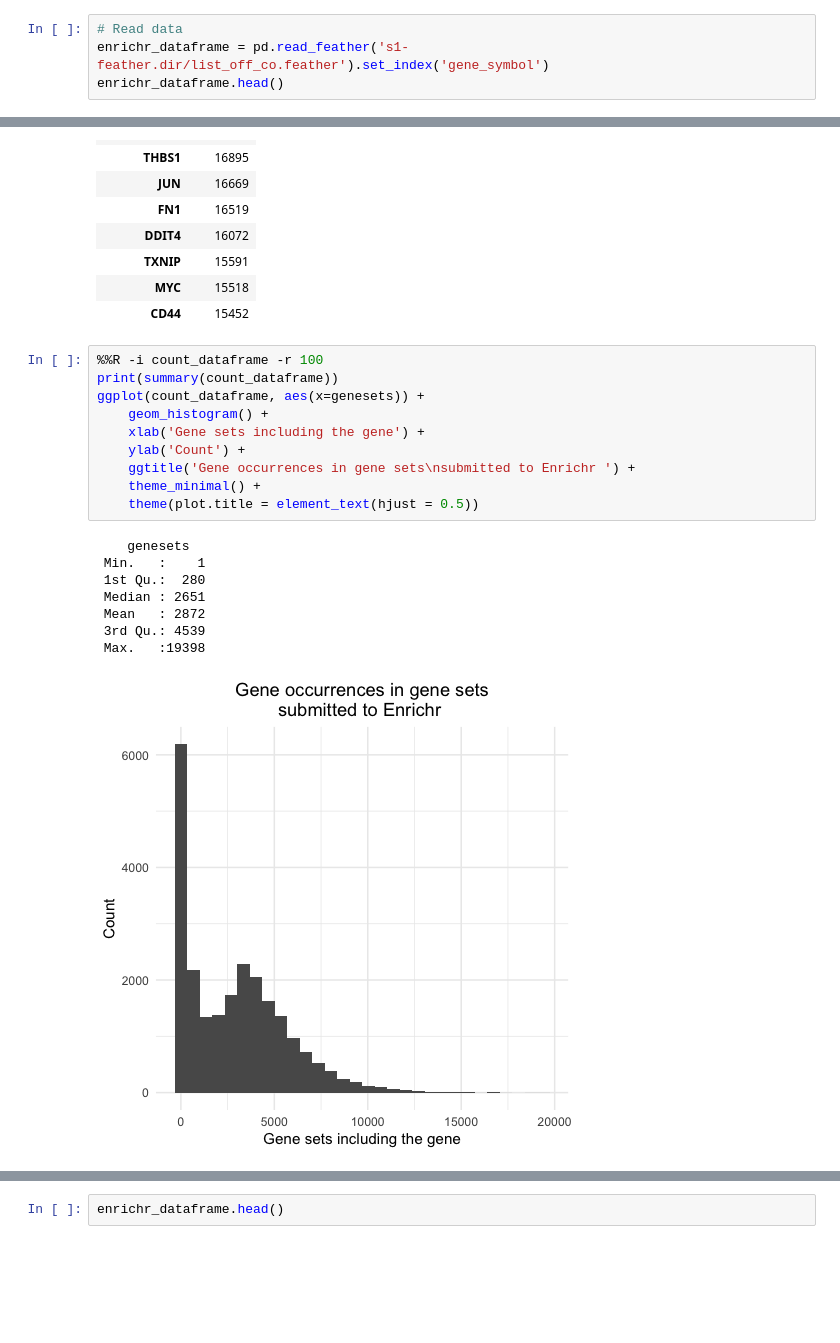
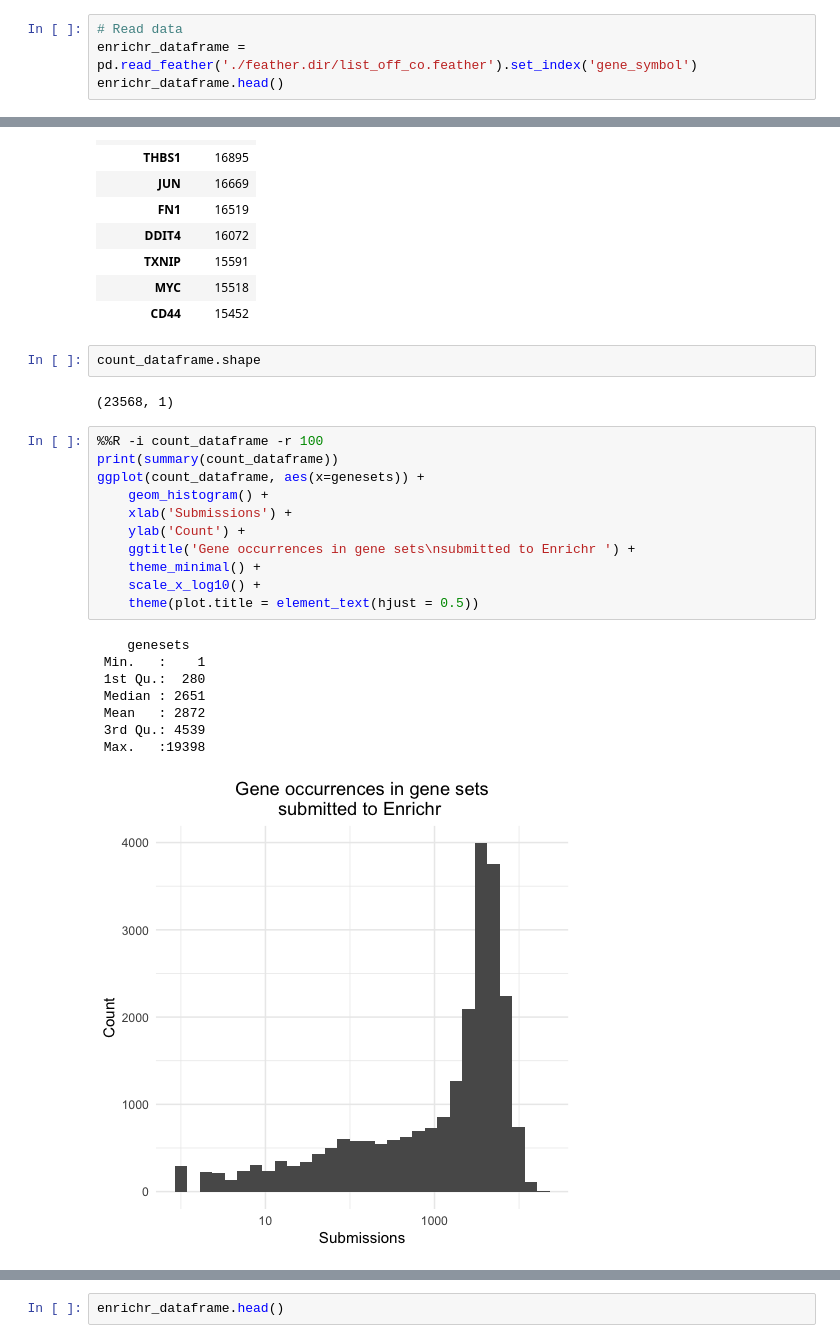
Before and after one commit to denis-torre/analysis-pipelines, a Jupyter notebook: geneshot-benchmark/pipeline/notebooks/Enrichr Co-occurrence EDA.ipynb, the cells around one changed output, grey strips where cells are left out. Drawn from its saved outputs; the diff is of its cells as text; blank space fills up the shorter version.

```diff
--- a/geneshot-benchmark/pipeline/notebooks/Enrichr Co-occurrence EDA.ipynb
+++ b/geneshot-benchmark/pipeline/notebooks/Enrichr Co-occurrence EDA.ipynb
@@ -14,7 +14,7 @@ import numpy as np
 /Users/denis/Documents/Projects/analysis-pipelines/geneshot-benchmark
 # %%
 # Read data
-enrichr_dataframe = pd.read_feather('s1-feather.dir/list_off_co.feather').set_index('gene_symbol')
+enrichr_dataframe = pd.read_feather('./feather.dir/list_off_co.feather').set_index('gene_symbol')
 enrichr_dataframe.head()
 # %% [output]
 |  | A1BGAS1 | A1CF | A2M | A2ML1 | A2MP1 | A3GALT2 | A4GALT | A4GNT | AACS | AACSP1 | ... | ... |
@@ -44,22 +44,27 @@ count_dataframe.sort_values('genesets', ascending=False).head(10)
 | TXNIP | 15591 |
 | MYC | 15518 |
 | CD44 | 15452 |
+# %%
+count_dataframe.shape
+# %% [output]
+(23568, 1)
 # %%
 %%R -i count_dataframe -r 100
 print(summary(count_dataframe))
 ggplot(count_dataframe, aes(x=genesets)) +
     geom_histogram() +
-    xlab('Gene sets including the gene') +
+    xlab('Submissions') +
     ylab('Count') +
     ggtitle('Gene occurrences in gene sets\nsubmitted to Enrichr ') +
     theme_minimal() +
+    scale_x_log10() +
     theme(plot.title = element_text(hjust = 0.5))
 # %% [output]
     genesets
  Min.   :    1
  1st Qu.:  280
  Median : 2651
  Mean   : 2872
  3rd Qu.: 4539
  Max.   :19398
-[figure, old version]
+[figure, new version]
```
Also changed, not shown: parts of 1 cell of this notebook, 3 other files.
